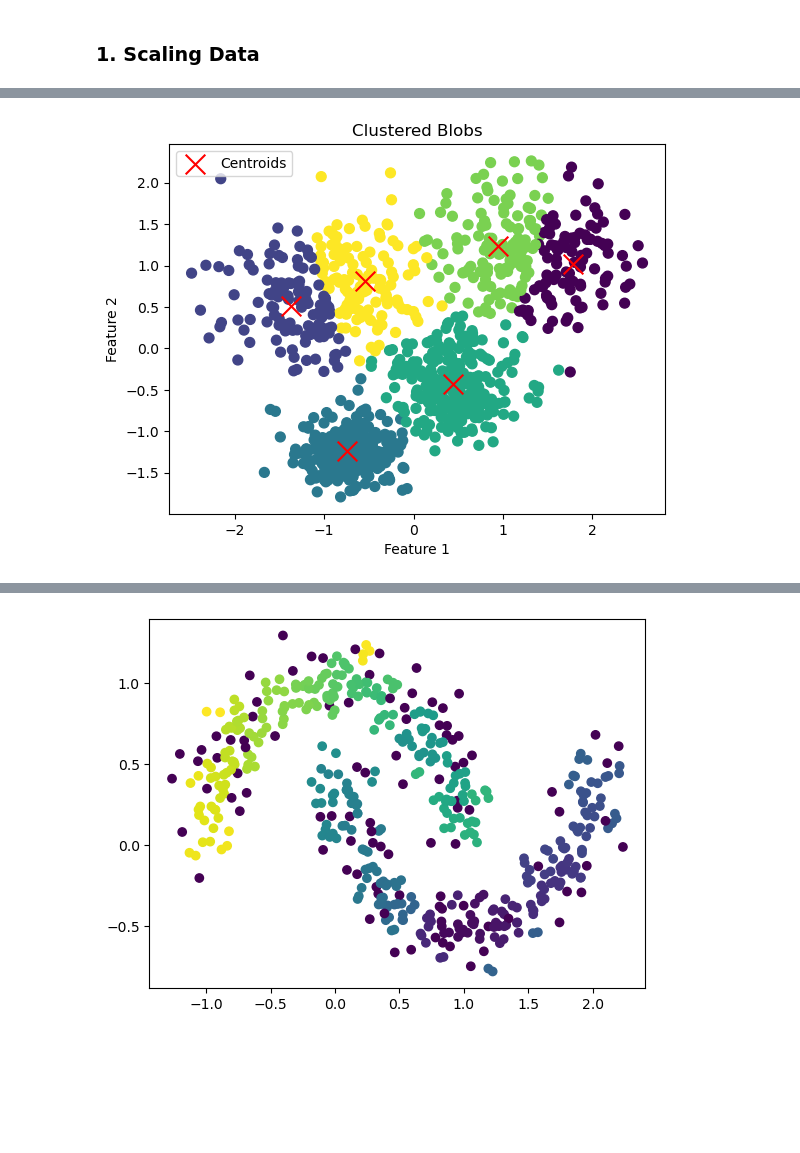
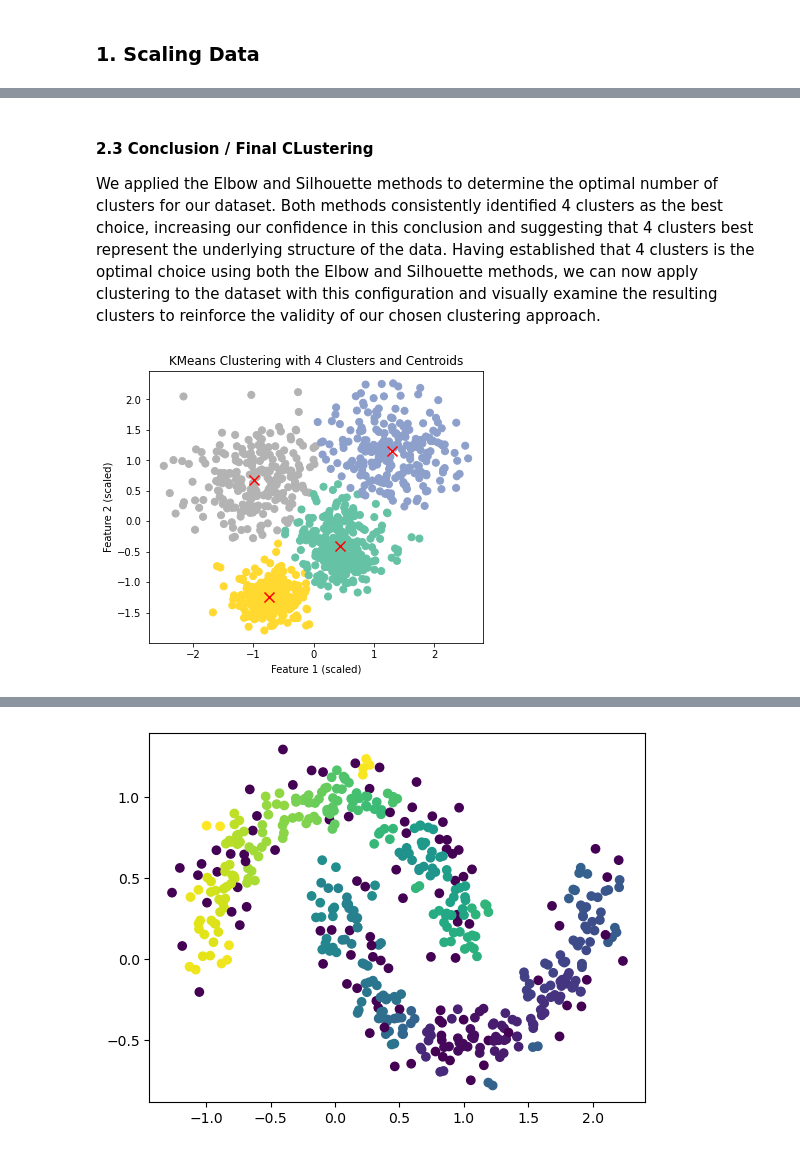
Before and after one commit to lukegge/MachineLearningCourse, a Jupyter notebook: assignment_2.ipynb, the cells around one changed output, grey strips where cells are left out. Cells and saved outputs as stored; diff of their text form; code cells hidden in the pictures; blank space fills up the shorter version.

Commit message:
blobs

```diff
--- a/assignment_2.ipynb
+++ b/assignment_2.ipynb
@@ -123,12 +158,24 @@ plt.show()
+# %% [markdown]
+#### 2.3 Conclusion / Final CLustering
+We applied the Elbow and Silhouette methods to determine the optimal number of clusters for our dataset. Both methods consistently identified 4 clusters as the best choice, increasing our confidence in this conclusion and suggesting that 4 clusters best represent the underlying structure of the data. Having established that 4 clusters is the optimal choice using both the Elbow and Silhouette methods, we can now apply clustering to the dataset with this configuration and visually examine the resulting clusters to reinforce the validity of our chosen clustering approach.
 # %%
-import numpy as np
+# Apply KMeans clustering with 4 clusters
+kmeans = KMeans(n_clusters=4, random_state=42)
+kmeans.fit(blobs_scaled)
 
-plt.scatter(blobs_scaled[:, 0], blobs_scaled[:, 1], c=kmeans.labels_, cmap='viridis', s=50)
-plt.scatter(kmeans.cluster_centers_[:, 0], kmeans.cluster_centers_[:, 1], c='red', marker='x', s=200, label='Centroids')
-plt.xlabel('Feature 1')
-plt.ylabel('Feature 2')
-plt.title('Clustered Blobs')
-plt.legend()
+# Get cluster assignments for each data point and centroids
+labels = kmeans.labels_
+centroids = kmeans.cluster_centers_
+
+# Set up the figure
+plt.figure(figsize=(6, 5))
+
+# Visualize the clusters and centroids
+plt.scatter(blobs_scaled[:, 0], blobs_scaled[:, 1], c=labels, cmap='Set2', marker='o', s=50)
+plt.scatter(centroids[:, 0], centroids[:, 1], c='red', marker='x', s=100, label='Centroids')
+plt.xlabel('Feature 1 (scaled)')
+plt.ylabel('Feature 2 (scaled)')
+plt.title('KMeans Clustering with 4 Clusters and Centroids')
 plt.show()
 # %% [output]
-[figure, old version]
+[figure, new version]
```
Also changed, not shown: parts of 12 cells of this notebook, 1 other file.
